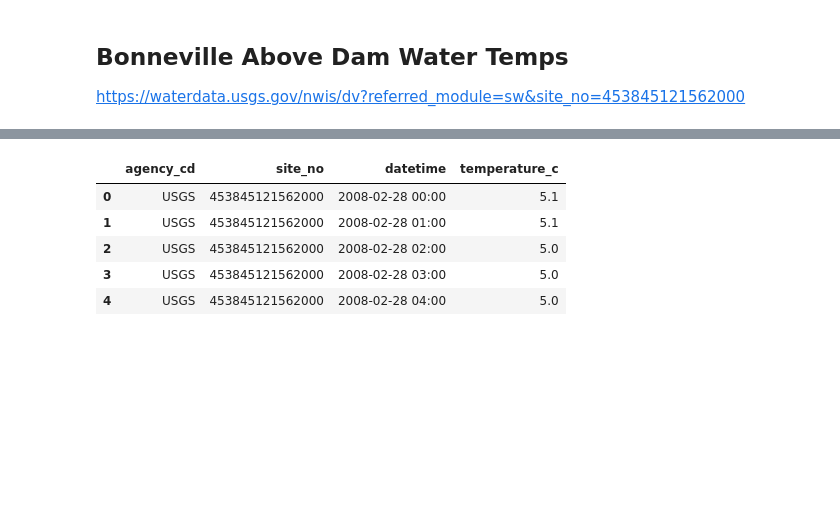
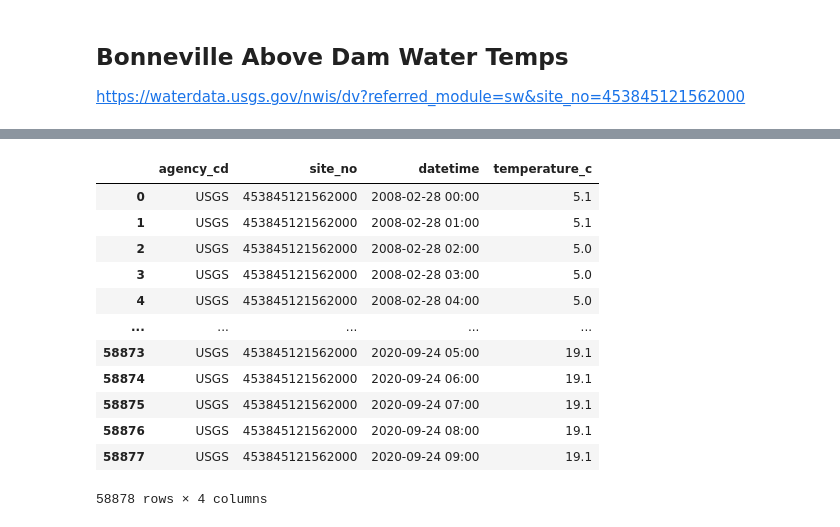
Before and after one commit to jayhjman/bootcamp-project1, a Jupyter notebook: Above-Bonneville-Visual.ipynb, the cells around one changed output, grey strips where cells are left out. Saved outputs shown, nothing was run; the diff lists cells and outputs as text; code cells hidden in the pictures; blank space fills up the shorter version.

```diff
--- a/Above-Bonneville-Visual.ipynb
+++ b/Above-Bonneville-Visual.ipynb
@@ -233,13 +233,25 @@ above_bonneville_forebay_df.head()
 # %%
 # Reduce data frame down to columns that I need
 clean_above_bonneville_forebay_temp_df = above_bonneville_forebay_df[["agency_cd", "site_no", "datetime", "temperature_c" ]].copy(deep=True)
 clean_above_bonneville_forebay_temp_df.head()
+#drop unnecessary columns
+clean_above_bonneville_forebay_temp_df = clean_above_bonneville_forebay_temp_df.dropna()
+clean_above_bonneville_forebay_temp_df = clean_above_bonneville_forebay_temp_df.reset_index(drop=True)
+clean_above_bonneville_forebay_temp_df["temperature_c"]=clean_above_bonneville_forebay_temp_df["temperature_c"].astype("float")
+clean_above_bonneville_forebay_temp_df
 # %% [output]
 |  | agency_cd | site_no | datetime | temperature_c |
 | 0 | USGS | 453845121562000 | 2008-02-28 00:00 | 5.1 |
 | 1 | USGS | 453845121562000 | 2008-02-28 01:00 | 5.1 |
 | 2 | USGS | 453845121562000 | 2008-02-28 02:00 | 5.0 |
 | 3 | USGS | 453845121562000 | 2008-02-28 03:00 | 5.0 |
 | 4 | USGS | 453845121562000 | 2008-02-28 04:00 | 5.0 |
+| ... | ... | ... | ... | ... |
+| 58873 | USGS | 453845121562000 | 2020-09-24 05:00 | 19.1 |
+| 58874 | USGS | 453845121562000 | 2020-09-24 06:00 | 19.1 |
+| 58875 | USGS | 453845121562000 | 2020-09-24 07:00 | 19.1 |
+| 58876 | USGS | 453845121562000 | 2020-09-24 08:00 | 19.1 |
+| 58877 | USGS | 453845121562000 | 2020-09-24 09:00 | 19.1 |
+58878 rows × 4 columns
 # %%
 # Get the date fields for groupby
```
Also changed, not shown: parts of 4 cells of this notebook, 1 other file.
